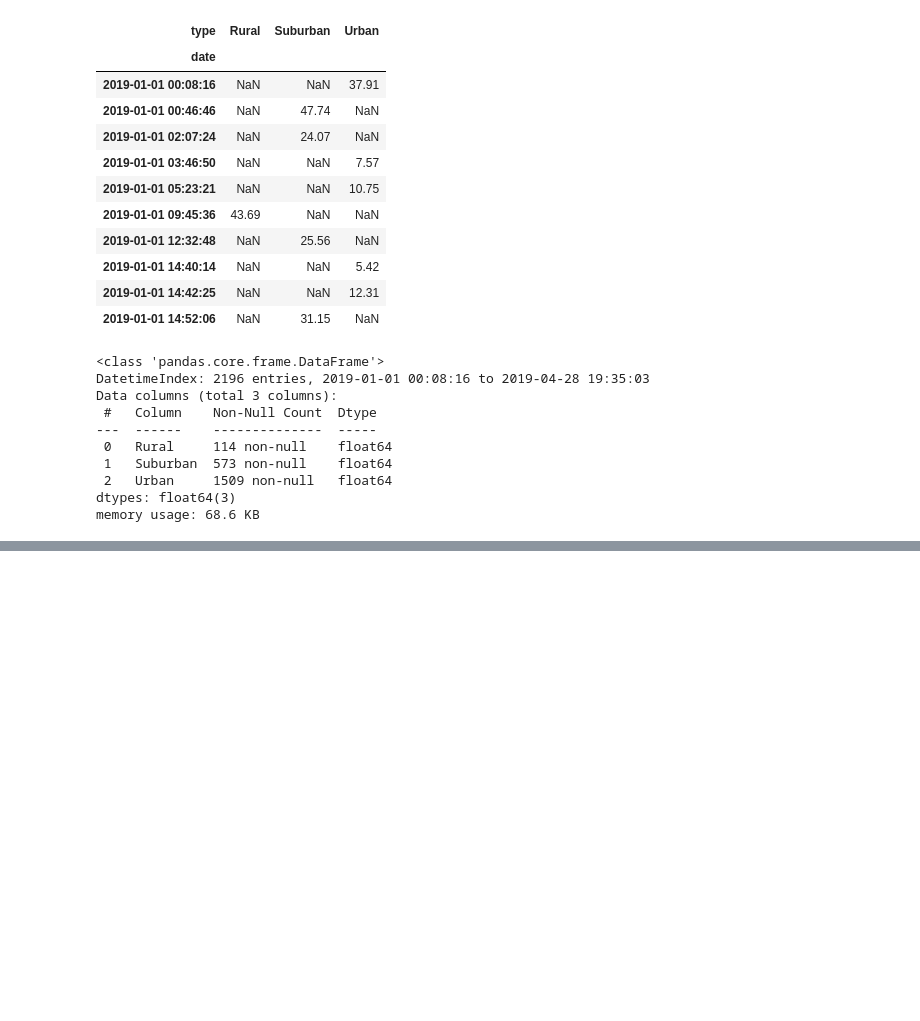
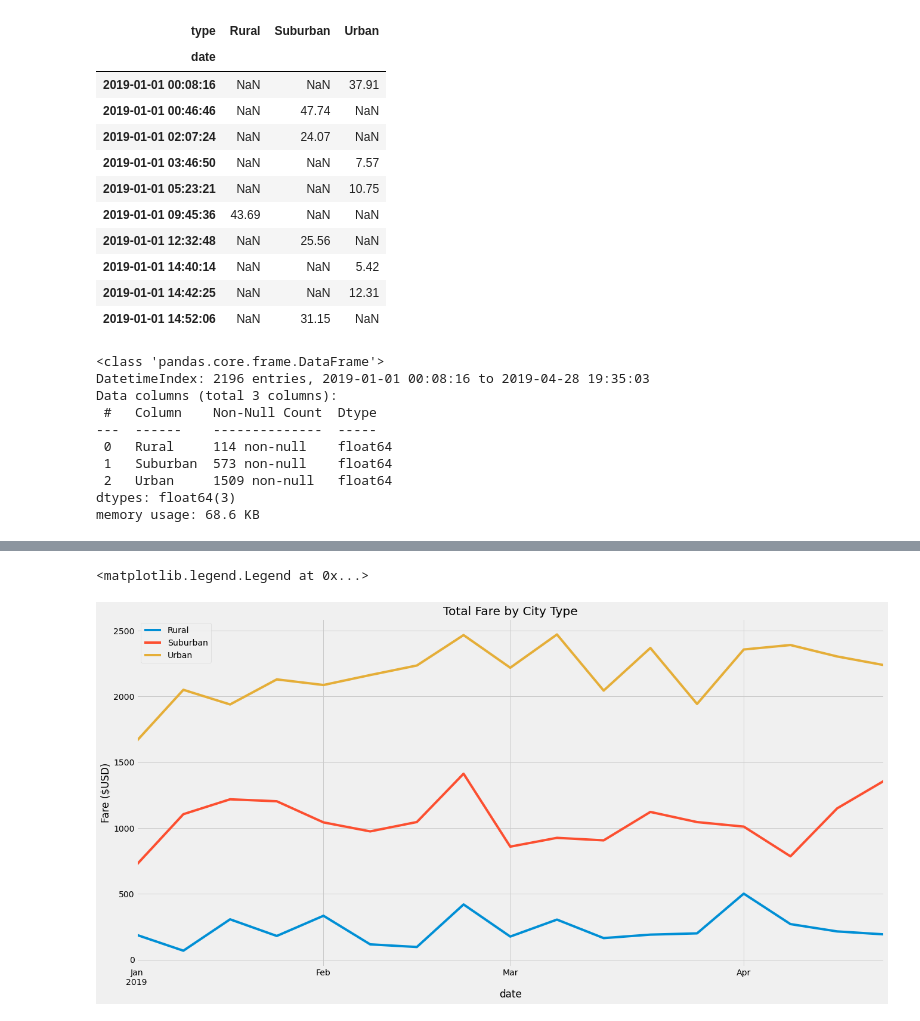
Before and after one commit to lawnshogan/PyBer_Analysis, a Jupyter notebook: PyBer_Challenge.ipynb, the cells around one changed output, grey strips where cells are left out. Saved outputs shown, nothing was run; the diff lists cells and outputs as text; code cells hidden in the pictures; blank space fills up the shorter version.

```diff
--- a/PyBer_Challenge.ipynb
+++ b/PyBer_Challenge.ipynb
@@ -235,3 +235,5 @@ dtypes: float64(3)
 memory usage: 68.6 KB
 # %%
 # 8. Create a new DataFrame using the "resample()" function by week 'W' and get the sum of the fares for each week.
+pivot_table_resample = loc_pivot_table_df.resample('W').sum()
+pivot_table_resample.info()
@@ -238,7 +252,16 @@ memory usage: 68.6 KB
 # %%
 # 8. Using the object-oriented interface method, plot the resample DataFrame using the df.plot() function.
 
 # Import the style from Matplotlib.
 from matplotlib import style
 # Use the graph style fivethirtyeight.
 style.use('fivethirtyeight')
+pivot_table_resample.plot(figsize=(20,10))
+plt.ylabel("Fare ($USD)")
+plt.title("Total Fare by City Type")
+
+plt.savefig("Resources/PyBer_fare_summary.png")
+plt.legend()
+# %% [output]
+<matplotlib.legend.Legend at 0x...>
+[figure, added]
```
Also changed, not shown: parts of 1 cell of this notebook, 1 other file.
